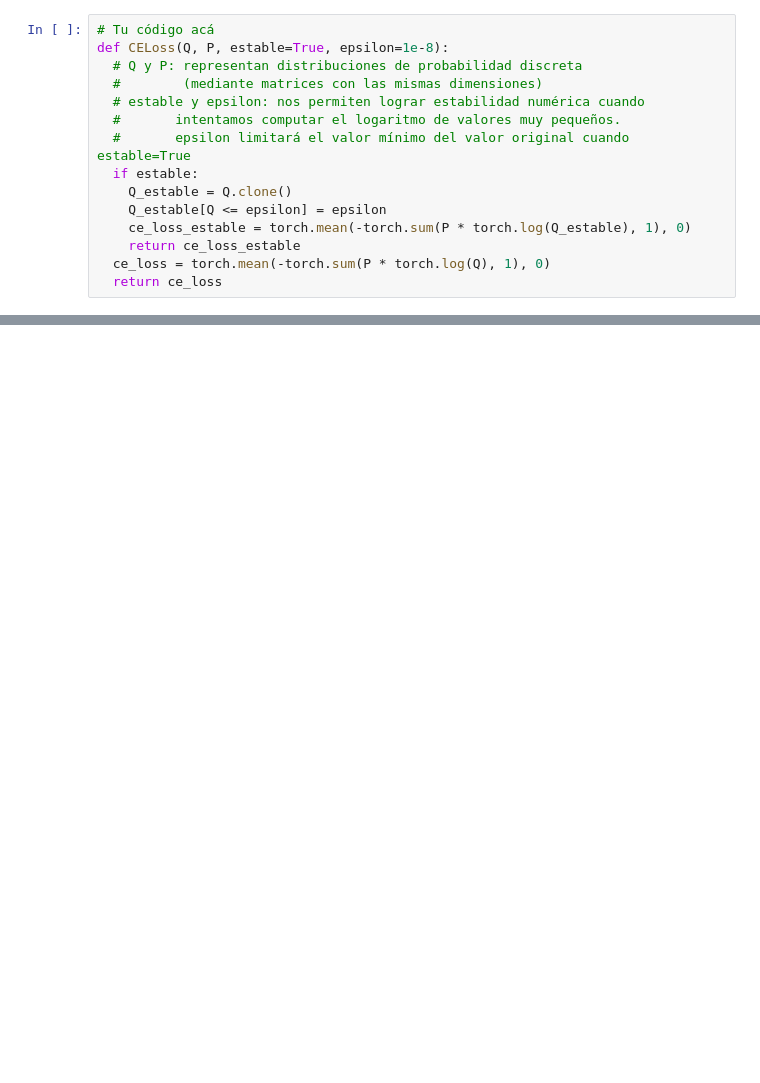
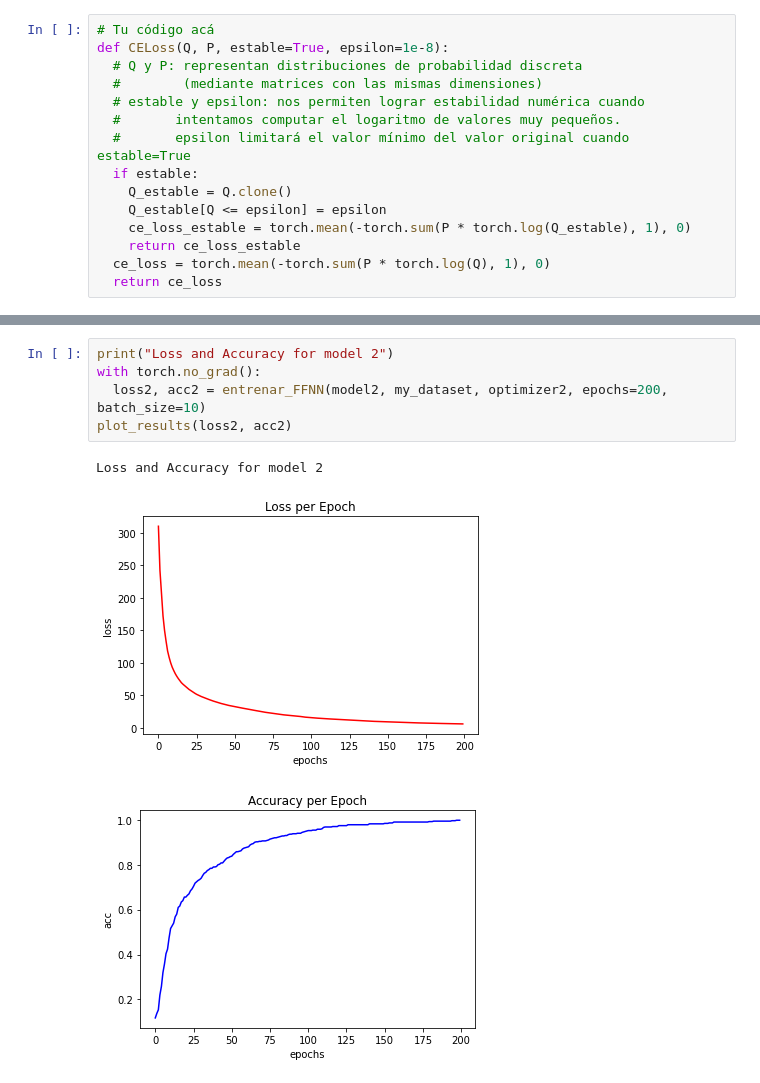
Before and after one commit to wiwillym/deeplearning-related, a Jupyter notebook: backprop_grad_descent.ipynb, the cells around one changed output, grey strips where cells are left out. Saved outputs shown, nothing was run; the diff lists cells and outputs as text; blank space fills up the shorter version.

```diff
--- a/backprop_grad_descent.ipynb
+++ b/backprop_grad_descent.ipynb
@@ -508,0 +614,9 @@ Usa tu red para entrenar con los datos de MNIST. Mira cómo usamos este conjunto
+# %%
+print("Loss and Accuracy for model 2")
+with torch.no_grad():
+  loss2, acc2 = entrenar_FFNN(model2, my_dataset, optimizer2, epochs=200, batch_size=10)
+plot_results(loss2, acc2)
+# %% [output]
+Loss and Accuracy for model 2
+[figure, added]
+[figure, added]
```
Also changed, not shown: parts of 73 cells of this notebook.
